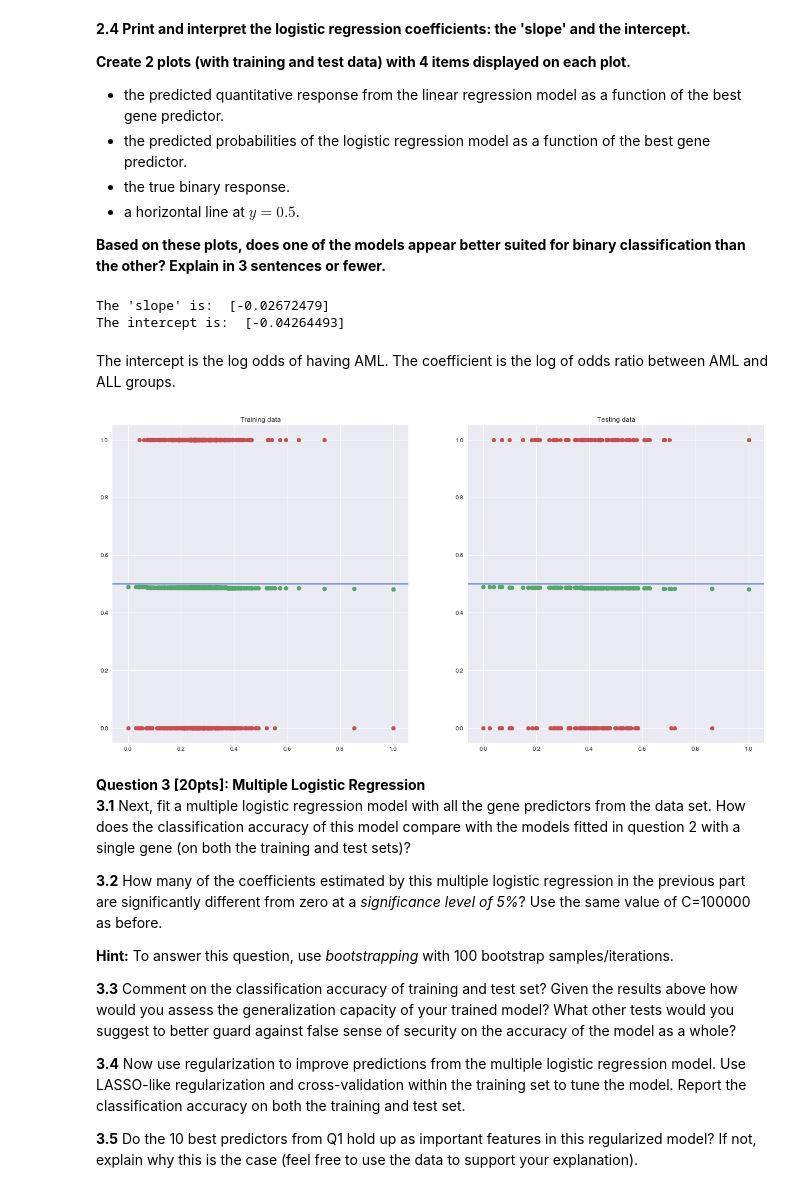
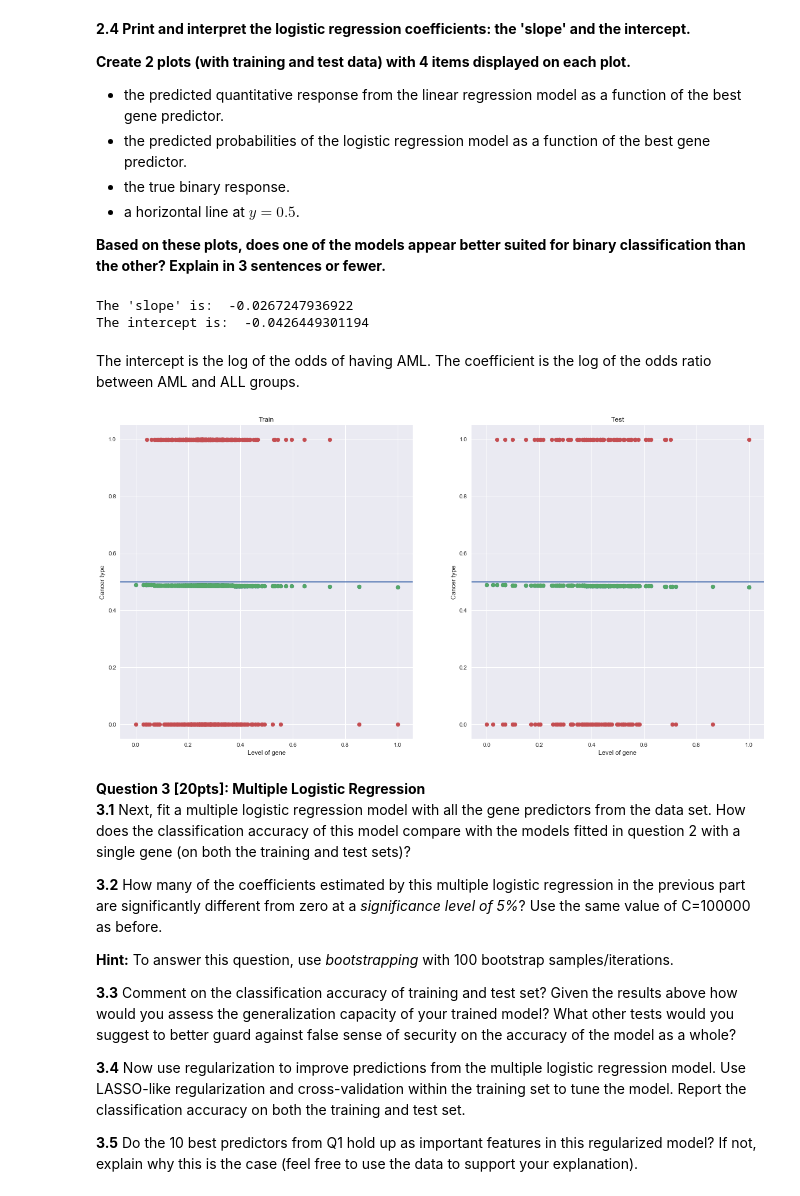
Before and after one commit to katiegrosch/2019-CS109A, a Jupyter notebook: content/homeworks/cs109a_hw4_209/cs109a_HW4.ipynb, the cells around one changed output. Cells and saved outputs as stored; diff of their text form; code cells hidden in the pictures.

```diff
--- a/content/homeworks/cs109a_hw4_209/cs109a_HW4.ipynb
+++ b/content/homeworks/cs109a_hw4_209/cs109a_HW4.ipynb
@@ -232,11 +234,10 @@ Based on these plots, does one of the models appear better suited for binary cla
 # %% [markdown]
 **2.1** **Fit a simple linear regression model to the training set using the single gene predictor `best_predictor` to predict cancer type. The scores predicted by the regression model for a patient could be interpreted as an estimate of the probability that the patient has Cancer_type=1 (AML).  Is there a problem with this interpretation?**
 # %%
-best_predictor_train = X_train_normalized['M28825_at'].reshape(-1, 1)
-best_predictor_test = X_test_normalized['M28825_at'].reshape(-1, 1)
+best_predictor_train = X_train_normalized[best_predictor].reshape(-1, 1)
+best_predictor_test = X_test_normalized[best_predictor].reshape(-1, 1)
 
-lin_reg = LinearRegression()
-lin_reg.fit(best_predictor_train, y_train)
+lin_reg = LinearRegression().fit(best_predictor_train, y_train)
 lin_reg_predictions_train = lin_reg.predict(best_predictor_train)
 lin_reg_predictions_test = lin_reg.predict(best_predictor_test)
 # %% [markdown]
@@ -251,9 +252,9 @@ The problem here is that since our outcomes can only be 0 or 1, a linear regress
 
 **Remember, you need to set the regularization parameter for sklearn's logistic regression function to be a very large value in order to **not** regularize (use 'C=100000').
 # %%
-log_reg = LogisticRegression(C=100000)
-log_reg.fit(best_predictor_train, y_train)
+log_reg = LogisticRegression(C=100000).fit(best_predictor_train, y_train)
+
 log_reg_predictions_train = log_reg.predict_proba(best_predictor_train)
 log_reg_predictions_test = log_reg.predict_proba(best_predictor_test)
-log_reg.score(best_predictor_test, y_test)
+print("R2 score using logistic regression: ", log_reg.score(best_predictor_test, y_test))
 # %% [output]
@@ -271,29 +272,32 @@ The $R^2$ score of the logistic regression model is .509. Basically, the Bayes c
 
 **Based on these plots, does one of the models appear better suited for binary classification than the other?  Explain in 3 sentences or fewer.**
 # %%
-print("The 'slope' is: ", log_reg.coef_[0])
-print("The intercept is: ", log_reg.intercept_)
+print("The 'slope' is: ", log_reg.coef_[0][0])
+print("The intercept is: ", log_reg.intercept_[0])
 # %% [output]
-The 'slope' is:  [-0.02672479]
-The intercept is:  [-0.04264493]
+The 'slope' is:  -0.0267247936922
+The intercept is:  -0.0426449301194
 # %% [markdown]
-The intercept is the log odds of having AML. The coefficient is the log of odds ratio between AML and ALL groups.
+The intercept is the log of the odds of having AML. The coefficient is the log of the odds ratio between AML and ALL groups.
-# %%
-fig, ax = plt.subplots(1,2, figsize=(20,10))
-
-ax[0].scatter(best_predictor_train, lin_reg_predictions_train) # lin model
-ax[0].scatter(best_predictor_train, log_reg_predictions_train[:,1]) # log model
-ax[0].scatter(best_predictor_train, y_train) # true response
-ax[0].axhline(.5) # horizontal line
-ax[0].title.set_text("Training data")
-
-ax[1].scatter(best_predictor_test, lin_reg_predictions_test) # lin model
-ax[1].scatter(best_predictor_test, log_reg_predictions_test[:,1]) # log model
-ax[1].scatter(best_predictor_test, y_test) # true response
-ax[1].axhline(.5) # horizontal line
-ax[1].title.set_text("Testing data")
-# %% [output]
-[figure, removed]
+# %%
+fig, ax = plt.subplots(1,2, figsize=(20,10))
+
+X = [best_predictor_train, best_predictor_test]
+Y_lin_pred = [lin_reg_predictions_train, lin_reg_predictions_test]
+Y_log_pred = [log_reg_predictions_train[:,1], log_reg_predictions_test[:,1]]
+Y = [y_train, y_test]
+title = ["Train", "Test"]
+
+for i in (0,1):
+    ax[i].scatter(X[i], Y_lin_pred[i])
+    ax[i].scatter(X[i], Y_log_pred[i])
+    ax[i].scatter(X[i], Y[i])
+    ax[i].axhline(.5)
+    ax[i].set_xlabel("Level of gene")
+    ax[i].set_ylabel("Cancer type")
+    ax[i].title.set_text(title[i])
+# %% [output]
+[figure, added]
 # %%
 # TO DO: explain which model is better
 # %% [markdown]
```
Also changed, not shown: parts of 28 cells of this notebook, 1 other file.
